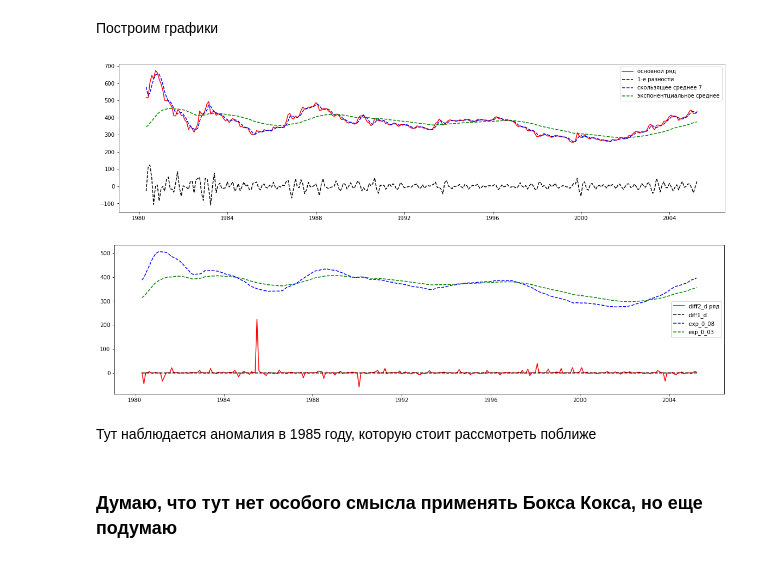
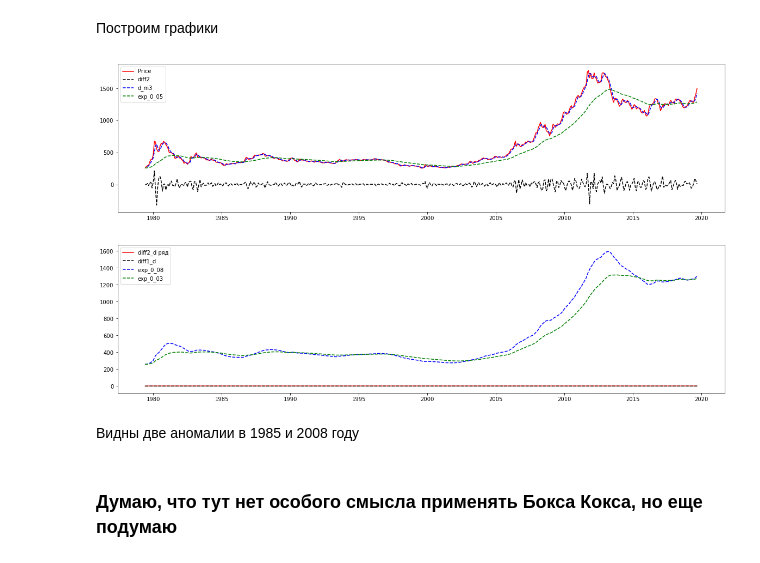
Before and after one commit to egorsemevskiy/GB_EDA, a Jupyter notebook: 4_lesson/HW_4_lesson_gold.ipynb, the cells around one changed output. Saved outputs shown, nothing was run; the diff lists cells and outputs as text; code cells hidden in the pictures.

```diff
--- a/4_lesson/HW_4_lesson_gold.ipynb
+++ b/4_lesson/HW_4_lesson_gold.ipynb
@@ -312,7 +320,7 @@ df.head()
 # %% [markdown]
 Построим графики
 # %%
-N100=300
+N100=484
 plt.figure(figsize=(20,5))
 plt.plot(df.index[:N100],df['Price'][:N100],'r',label ='Price')
 plt.plot(df.index[:N100],df['diff2'][:N100],'--k',label ='diff2')
@@ -321,20 +329,19 @@ plt.plot(df.index[:N100],df['exp_0_05'][:N100],'--g',label ='exp_0_05')
 plt.legend()
 plt.show()
 # %% [output]
-[figure, old version]
+[figure, new version]
 # %%
-N100=300
 plt.figure(figsize=(20,5))
 plt.plot(df.index[:N100],df['diff2_d'][:N100],'r',label ='diff2_d ряд')
 plt.plot(df.index[:N100],df['diff1_d'][:N100],'--k',label ='diff1_d')
 plt.plot(df.index[:N100],df['exp_0_08'][:N100],'--b',label ='exp_0_08 ')
 plt.plot(df.index[:N100],df['exp_0_03'][:N100],'--g',label ='exp_0_03')
 plt.legend()
 plt.show()
 # %% [output]
-[figure, old version]
+[figure, new version]
-# %% [markdown]
-Тут наблюдается аномалия в 1985 году, которую стоит рассмотреть поближе
+# %% [markdown]
+Видны две аномалии в 1985 и 2008 году
 # %% [markdown]
 ### Думаю, что тут нет особого смысла применять Бокса Кокса, но еще подумаю
 # %% [markdown]
```
Also changed, not shown: parts of 35 cells of this notebook, 2 other files.
